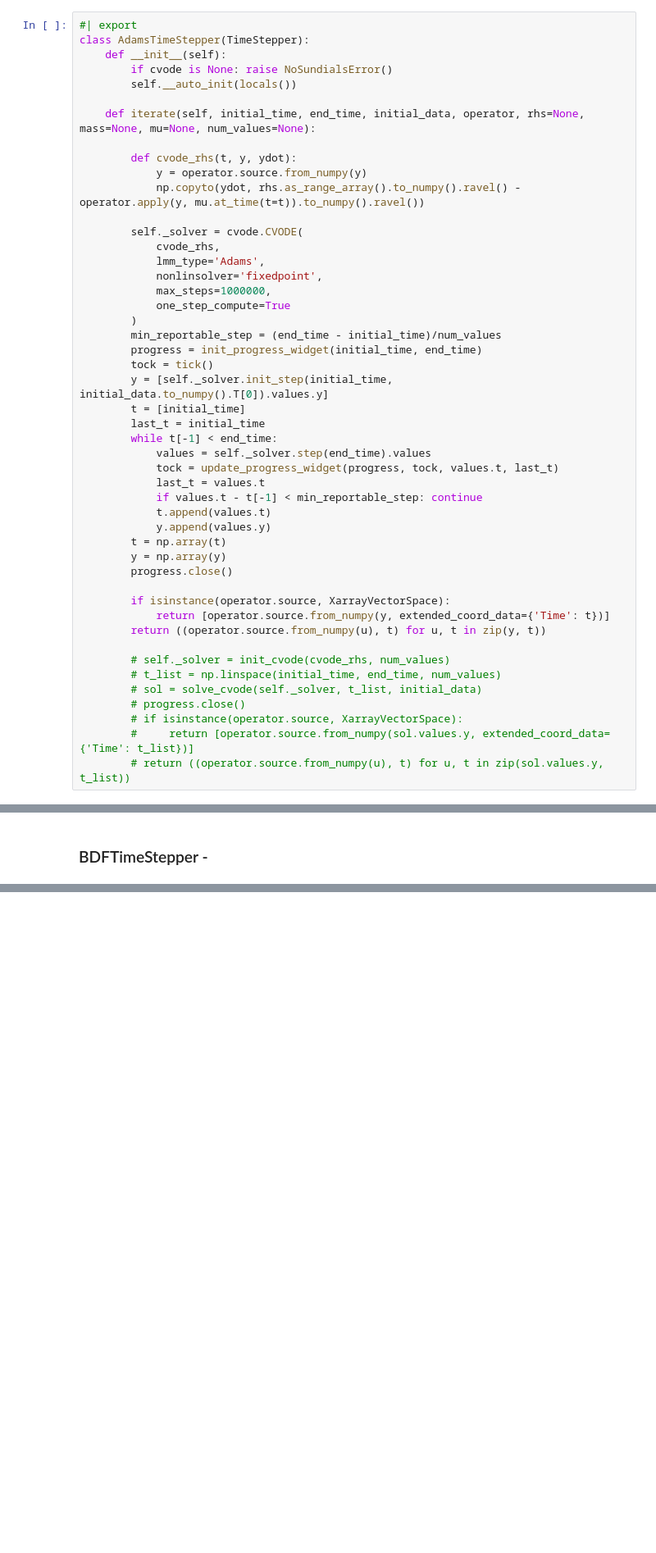
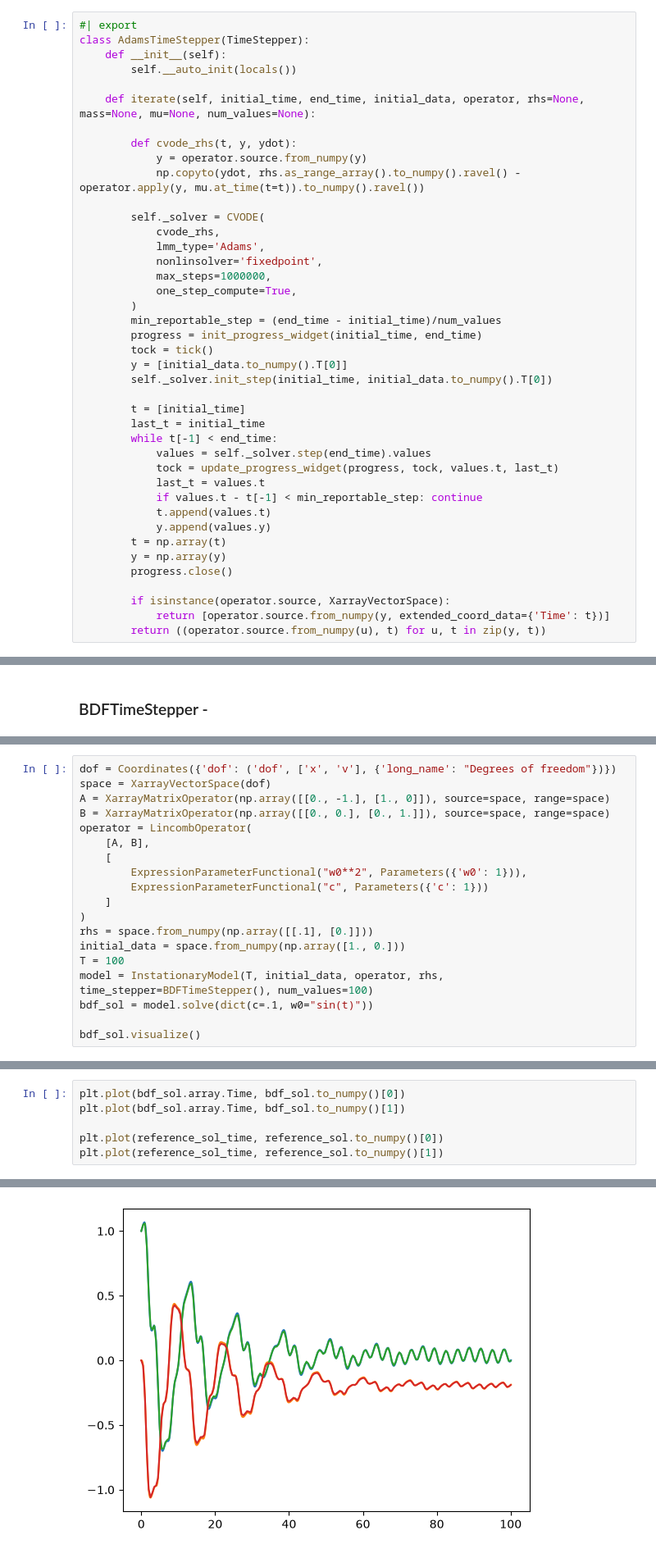
Before and after one commit to simonkeys/pylgs, a Jupyter notebook: nbs/api/pymor/timestepping.ipynb, the cells around one changed output, grey strips where cells are left out. Shown at 82% size. Drawn from its saved outputs; the diff is of its cells as text; blank space fills up the shorter version.

```diff
--- a/nbs/api/pymor/timestepping.ipynb
+++ b/nbs/api/pymor/timestepping.ipynb
@@ -157,7 +203,6 @@ def solve_cvode(solver, t_list, initial_data):
 #| export
 class AdamsTimeStepper(TimeStepper):
     def __init__(self):
-        if cvode is None: raise NoSundialsError()
         self.__auto_init(locals())
 
     def iterate(self, initial_time, end_time, initial_data, operator, rhs=None, mass=None, mu=None, num_values=None):
@@ -166,17 +211,19 @@ class AdamsTimeStepper(TimeStepper):
             y = operator.source.from_numpy(y)
             np.copyto(ydot, rhs.as_range_array().to_numpy().ravel() - operator.apply(y, mu.at_time(t=t)).to_numpy().ravel())
 
-        self._solver = cvode.CVODE(
+        self._solver = CVODE(
             cvode_rhs,
             lmm_type='Adams',
             nonlinsolver='fixedpoint',
             max_steps=1000000,
-            one_step_compute=True
+            one_step_compute=True,
         )
         min_reportable_step = (end_time - initial_time)/num_values
         progress = init_progress_widget(initial_time, end_time)
         tock = tick()
-        y = [self._solver.init_step(initial_time, initial_data.to_numpy().T[0]).values.y]
+        y = [initial_data.to_numpy().T[0]]
+        self._solver.init_step(initial_time, initial_data.to_numpy().T[0])
+
         t = [initial_time]
         last_t = initial_time
         while t[-1] < end_time:
@@ -193,11 +240,3 @@ class AdamsTimeStepper(TimeStepper):
         if isinstance(operator.source, XarrayVectorSpace):
             return [operator.source.from_numpy(y, extended_coord_data={'Time': t})]
         return ((operator.source.from_numpy(u), t) for u, t in zip(y, t))
-
-        # self._solver = init_cvode(cvode_rhs, num_values)
-        # t_list = np.linspace(initial_time, end_time, num_values)
-        # sol = solve_cvode(self._solver, t_list, initial_data)
-        # progress.close()
-        # if isinstance(operator.source, XarrayVectorSpace):
-        #     return [operator.source.from_numpy(sol.values.y, extended_coord_data={'Time': t_list})]
-        # return ((operator.source.from_numpy(u), t) for u, t in zip(sol.values.y, t_list))
@@ -424,0 +400,19 @@ class BDFTimeStepper(TimeStepper):
+# %%
+dof = Coordinates({'dof': ('dof', ['x', 'v'], {'long_name': "Degrees of freedom"})})
+space = XarrayVectorSpace(dof)
+A = XarrayMatrixOperator(np.array([[0., -1.], [1., 0]]), source=space, range=space)
+B = XarrayMatrixOperator(np.array([[0., 0.], [0., 1.]]), source=space, range=space)
+operator = LincombOperator(
+    [A, B],
+    [
+        ExpressionParameterFunctional("w0**2", Parameters({'w0': 1})),
+        ExpressionParameterFunctional("c", Parameters({'c': 1}))
+    ]
+)
+rhs = space.from_numpy(np.array([[.1], [0.]]))
+initial_data = space.from_numpy(np.array([1., 0.]))
+T = 100
+model = InstationaryModel(T, initial_data, operator, rhs, time_stepper=BDFTimeStepper(), num_values=100)
+bdf_sol = model.solve(dict(c=.1, w0="sin(t)"))
+
+bdf_sol.visualize()
@@ -424,0 +421,7 @@ class BDFTimeStepper(TimeStepper):
+# %%
+plt.plot(bdf_sol.array.Time, bdf_sol.to_numpy()[0])
+plt.plot(bdf_sol.array.Time, bdf_sol.to_numpy()[1])
+
+plt.plot(reference_sol_time, reference_sol.to_numpy()[0])
+plt.plot(reference_sol_time, reference_sol.to_numpy()[1])
+# %% [output]
@@ -424,0 +429 @@ class BDFTimeStepper(TimeStepper):
+[figure, added]
```
Also changed, not shown: parts of 33 cells of this notebook, 2 other files.
